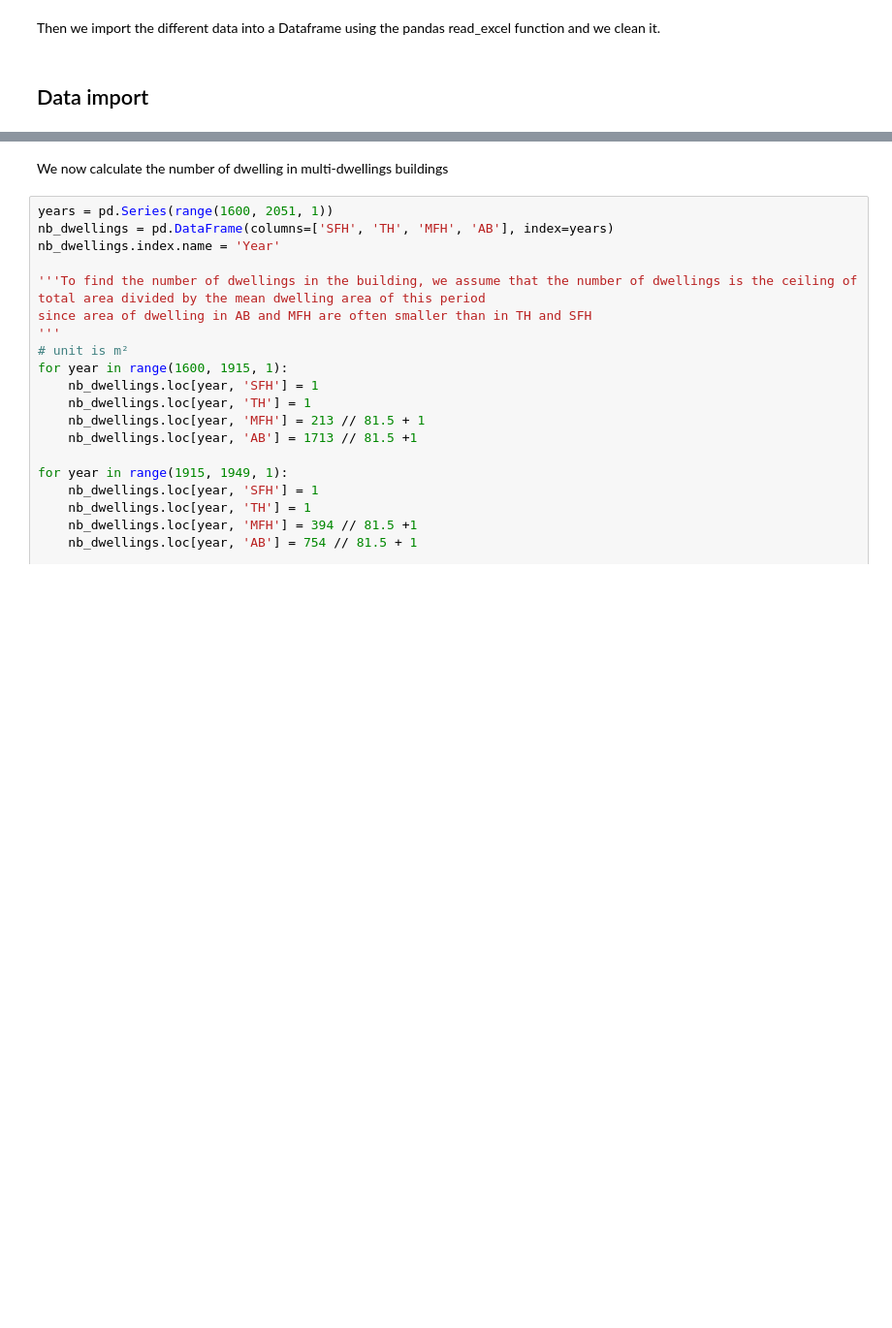
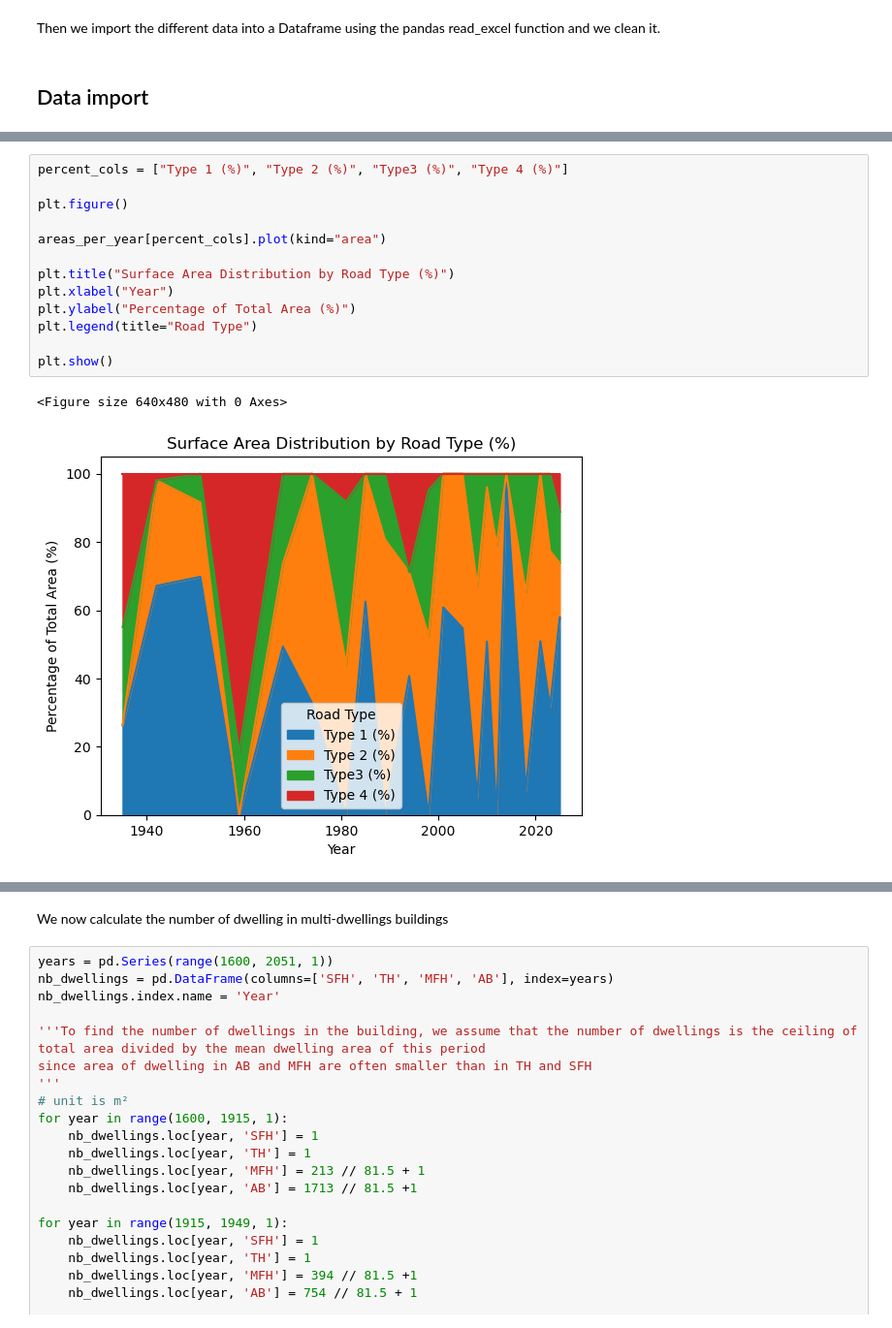
Before and after one commit to leolibe/master_thesis, a Jupyter notebook: data_processing/01.Raw_processing/raw_data_processing.ipynb, the cells around one changed output, grey strips where cells are left out. Shown at 97% size. Cells and saved outputs as stored; diff of their text form; blank space fills up the shorter version.

```diff
--- a/data_processing/01.Raw_processing/raw_data_processing.ipynb
+++ b/data_processing/01.Raw_processing/raw_data_processing.ipynb
@@ -320,0 +157,16 @@ display(data_area)
+# %%
+percent_cols = ["Type 1 (%)", "Type 2 (%)", "Type3 (%)", "Type 4 (%)"]
+
+plt.figure()
+
+areas_per_year[percent_cols].plot(kind="area")
+
+plt.title("Surface Area Distribution by Road Type (%)")
+plt.xlabel("Year")
+plt.ylabel("Percentage of Total Area (%)")
+plt.legend(title="Road Type")
+
+plt.show()
+# %% [output]
+<Figure size 640x480 with 0 Axes>
+[figure, added]
```
Also changed, not shown: parts of 44 cells of this notebook, 1 other file.
